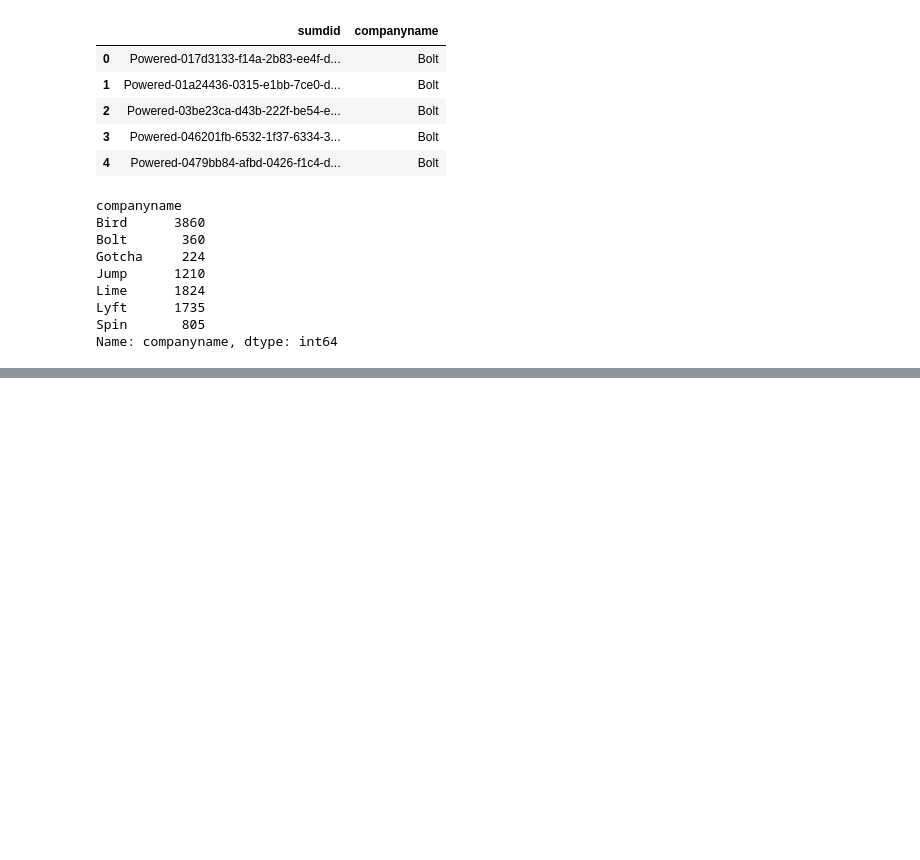
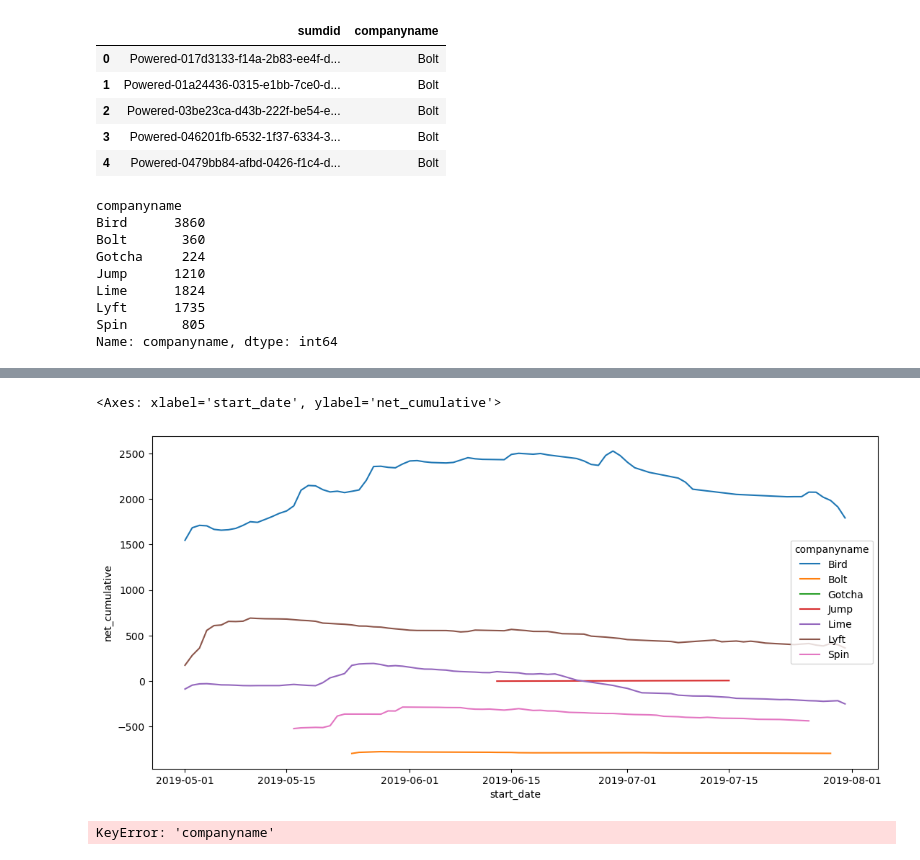
Before and after one commit to NSS-Data-Analytics-Cohort-8/scooter-partner1-yo_dawg_i_heard_you_liked_queries, a Jupyter notebook: notebooks/scooters.ipynb, the cells around one changed output, grey strips where cells are left out. Cells and saved outputs as stored; diff of their text form; code cells hidden in the pictures; blank space fills up the shorter version.

```diff
--- a/notebooks/scooters.ipynb
+++ b/notebooks/scooters.ipynb
@@ -258,0 +297,10 @@ company_scooters_time.head()
+# %%
+query = '''
+SELECT sumdid,
+companyname, MIN(pubdatetime) as mins, MAX(pubdatetime) as maxs
+FROM scooters
+GROUP BY sumdid, companyname;
+'''
+
+trips_per_day = pd.read_sql(query, con = engine)
+trips_per_day.head()
@@ -258,0 +314,19 @@ company_scooters_time.head()
+# %%
+trips_per_day['start_date'] = pd.to_datetime(trips_per_day['mins'])
+trips_per_day['end_date'] = pd.to_datetime(trips_per_day['maxs'])
+
+trips_df = trips_per_day.groupby([
+    trips_per_day['companyname'],
+    trips_per_day['start_date'].dt.date]).size().to_frame('start_count')
+
+trips_df['end_count'] = trips_per_day.groupby([
+    trips_per_day['companyname'],
+    trips_per_day['end_date'].dt.date]).size().shift(1).fillna(0).to_frame('end_count')
+
+trips_df['net_count'] = trips_df['start_count'] - trips_df['end_count']
+
+# Reset the index to move the start_date back to columns
+trips_df = trips_df.reset_index()
+
+trips_df['net_cumulative'] = trips_df.groupby('companyname')['net_count'].cumsum()
+trips_df
@@ -258,0 +347,11 @@ company_scooters_time.head()
+# %%
+plt.figure(figsize=(13, 6))
+
+sns.lineplot(data = trips_df, x='start_date', y='net_cumulative', hue='companyname')
+# %% [output]
+<Axes: xlabel='start_date', ylabel='net_cumulative'>
+[figure, added]
+# %%
+bolt_trips = trips_df.loc[trips_df['companyname'] == 'Bolt']
+# %% [output]
+KeyError: 'companyname'
```
Also changed, not shown: parts of 46 cells of this notebook.
